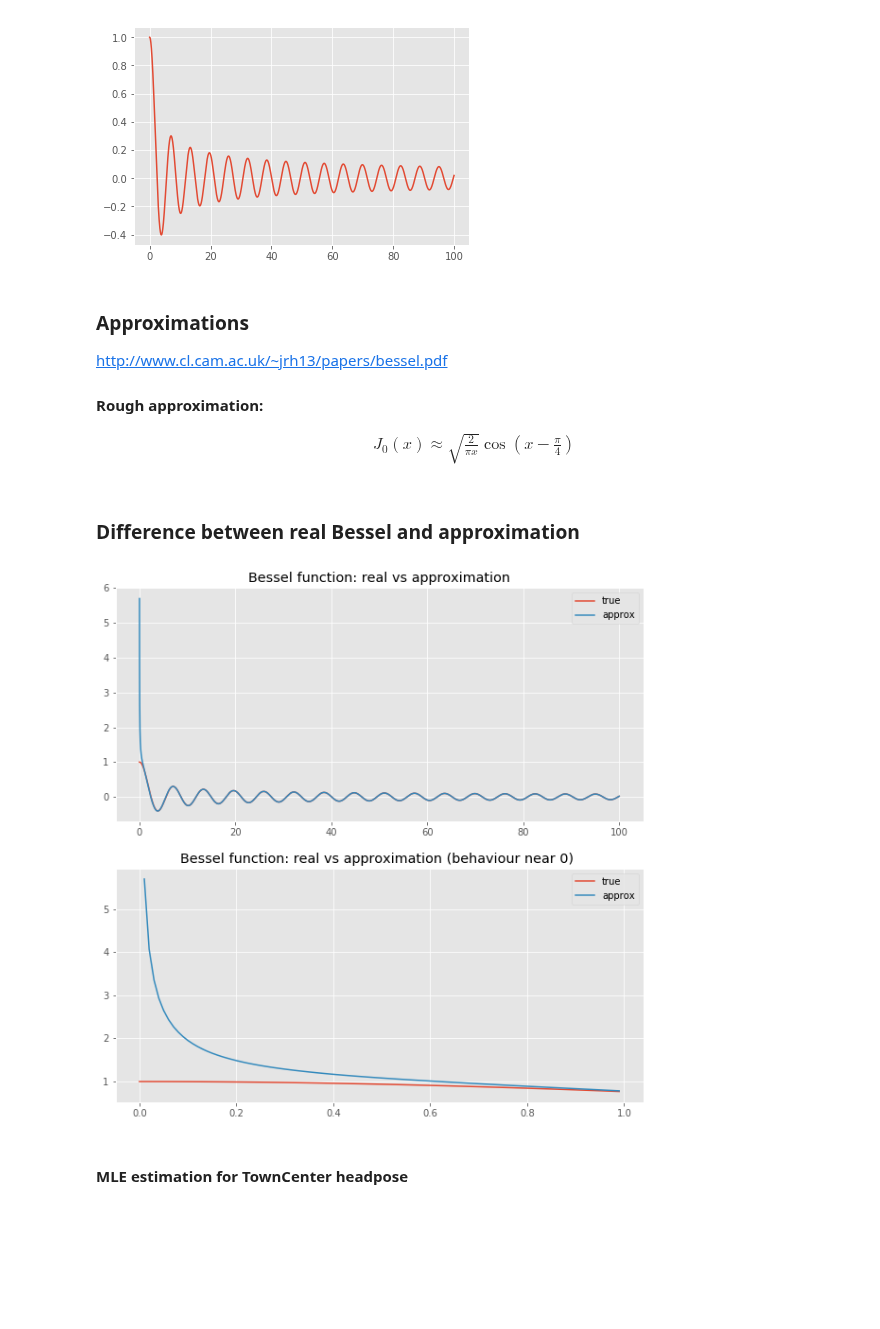
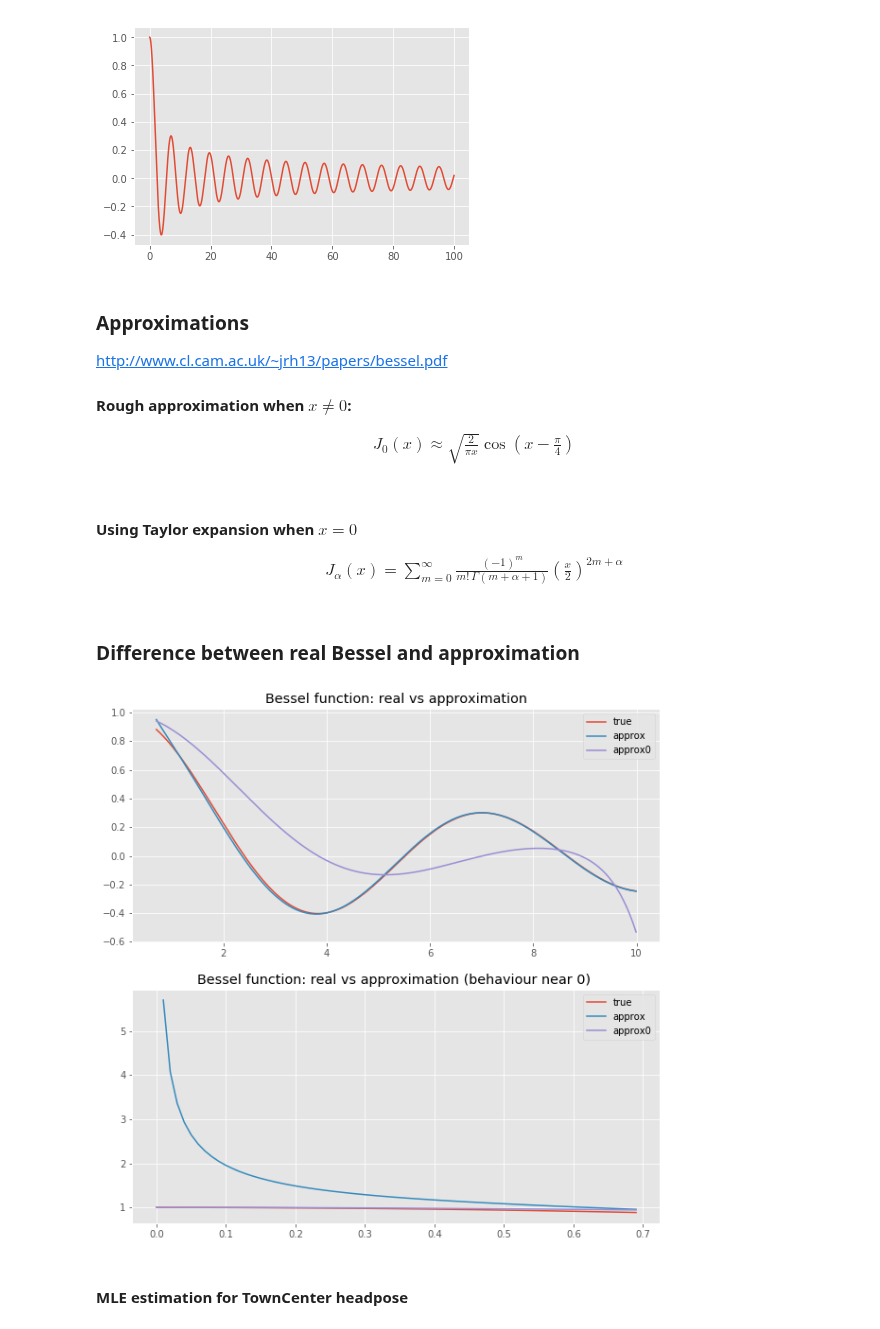
Before and after one commit to sergeyprokudin/BiternionNet, a Jupyter notebook: Experiments - TownCentre.ipynb, the cells around one changed output. Saved outputs shown, nothing was run; the diff lists cells and outputs as text; code cells hidden in the pictures; blank space fills up the shorter version.

```diff
--- a/Experiments - TownCentre.ipynb
+++ b/Experiments - TownCentre.ipynb
@@ -510,43 +511,61 @@ plt.show()
 
 http://www.cl.cam.ac.uk/~jrh13/papers/bessel.pdf
 
-#### Rough approximation:
+#### Rough approximation when $x \neq 0$:
 
 \begin{align}
    J_0(x) \approx \sqrt{\frac{2}{\pi x}} \cos(x - \frac{\pi}{4})
 \end{align}
 # %%
-def bessel_approx(x):
+def bessel_approx_1(x):
     pi = np.pi
     sqrt_pi = np.sqrt(2 / (pi * x))
     cos = np.cos(x - pi/4)
     return sqrt_pi * cos
+# %% [markdown]
+#### Using Taylor expansion when $x = 0$
+
+\begin{align}
+J_\alpha(x) = \sum_{m=0}^\infty \frac{(-1)^m}{m! \, \Gamma(m+\alpha+1)} {\left(\frac{x}{2}\right)}^{2m+\alpha}
+\end{align}
+# %%
+from scipy.misc import factorial
+
+def bessel_approx_0(x, k=10):
+    def taylor_el(m):
+        return ((-1)**m / (factorial(m) *  factorial(m+1))) * (x / 2.0)** (2*m)
+    val  = np.sum([taylor_el(m) for m in range(0, k)])
+    return val
 # %% [markdown]
 ### Difference between real Bessel and approximation
 # %%
 x_vals = np.arange(0.01,1, 0.01)
 
 
 fig, axes = plt.subplots(2, 1, figsize=(10,10))
 
-x_vals = np.arange(0,100, 0.01)
+x_vals = np.arange(0.7,10, 0.01)
 y_vals = [bessel(0,x) for x in x_vals]
 axes[0].plot(x_vals, y_vals, label='true')
 y_vals_approx = [bessel_approx(x) for x in x_vals]
 axes[0].plot(x_vals, y_vals_approx, label='approx')
+y_vals_approx0 = [bessel_approx_0(x) for x in x_vals]
+axes[0].plot(x_vals, y_vals_approx0, label='approx0')
 axes[0].legend()
 axes[0].set_title('Bessel function: real vs approximation')
-x_vals = np.arange(0,1, 0.01)
+x_vals = np.arange(0.0,0.7, 0.01)
 y_vals = [bessel(0,x) for x in x_vals]
 axes[1].plot(x_vals, y_vals, label='true')
 y_vals_approx = [bessel_approx(x) for x in x_vals]
 axes[1].plot(x_vals, y_vals_approx, label='approx')
+y_vals_approx0 = [bessel_approx_0(x, m=100) for x in x_vals]
+axes[1].plot(x_vals, y_vals_approx0, label='approx0')
 axes[1].legend()
 axes[1].set_title('Bessel function: real vs approximation (behaviour near 0) ')
 
 plt.show()
 # %% [output]
-[figure, old version]
+[figure, new version]
 # %% [markdown]
 #### MLE estimation for TownCenter headpose
 # %%
```
Also changed, not shown: parts of 3 cells of this notebook.
